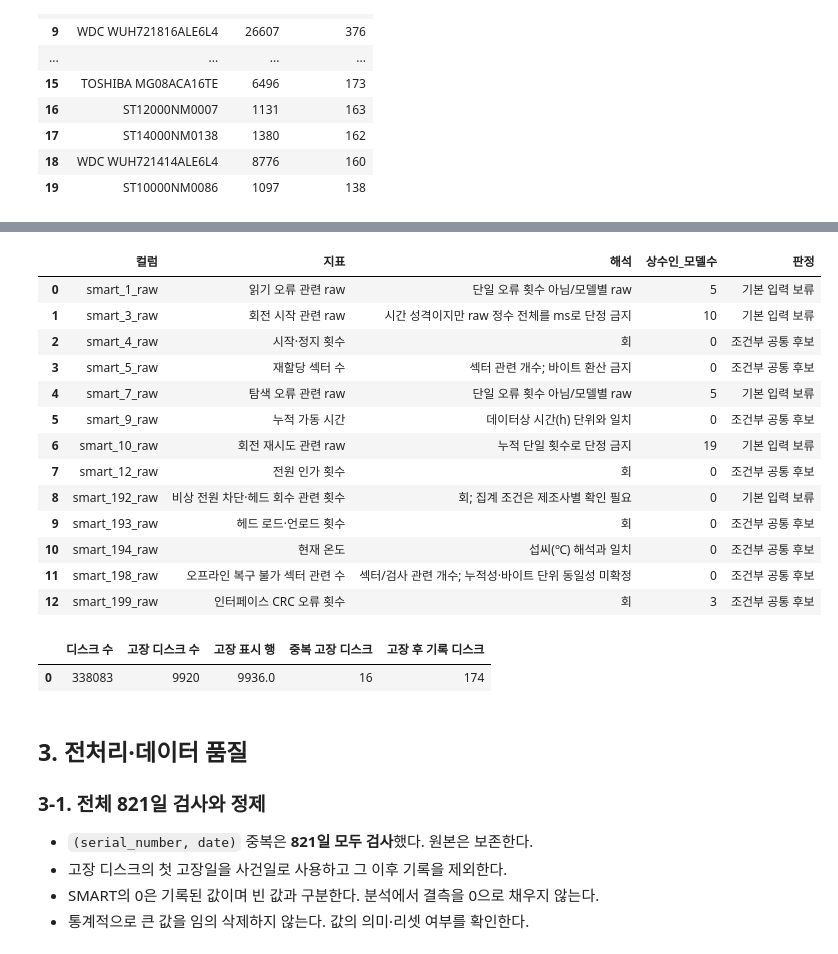
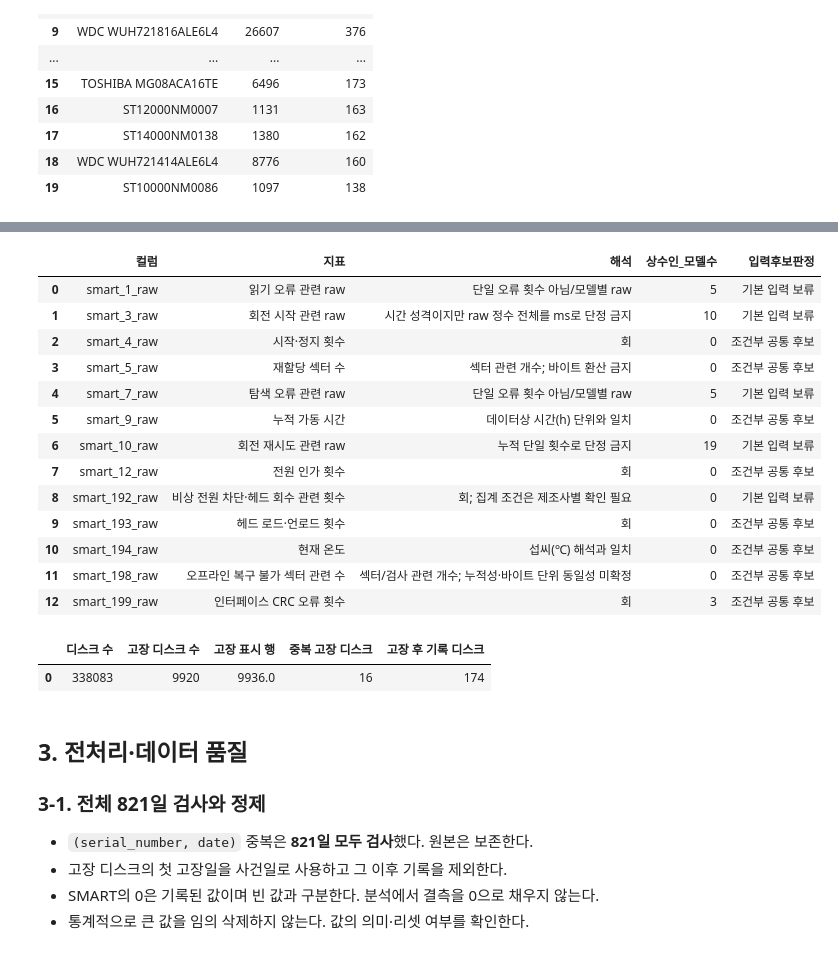
Before and after one commit to madcoww/hdd-failure-prediction, a Jupyter notebook: eda/eda_v3_87%.ipynb, the cells around one changed output, grey strips where cells are left out. Cells and saved outputs as stored; diff of their text form; code cells hidden in the pictures.

```diff
--- a/eda/eda_v2_87%.ipynb
+++ b/eda/eda_v3_87%.ipynb
@@ -122,11 +131,11 @@ show(fig,'2-1_scope',420)
 # %%
 audit_dir=EDA/'analysis/column_definition_audit'
 policy_summary=pd.read_csv(audit_dir/'column_policy_summary.csv')
-display(policy_summary[['컬럼','지표','해석','상수인_모델수','판정']])
+display(policy_summary[['컬럼','지표','해석','상수인_모델수','입력후보판정']])
 display(read('cohort').rename(columns={'disks':'디스크 수','failed_disks':'고장 디스크 수','failure_rows':'고장 표시 행',
     'repeated_failure_disks':'중복 고장 디스크','post_failure_disks':'고장 후 기록 디스크'}))
 # %% [output]
-|  | 컬럼 | 지표 | 해석 | 상수인_모델수 | 판정 |
+|  | 컬럼 | 지표 | 해석 | 상수인_모델수 | 입력후보판정 |
 | 0 | smart_1_raw | 읽기 오류 관련 raw | 단일 오류 횟수 아님/모델별 raw | 5 | 기본 입력 보류 |
 | 1 | smart_3_raw | 회전 시작 관련 raw | 시간 성격이지만 raw 정수 전체를 ms로 단정 금지 | 10 | 기본 입력 보류 |
 | 2 | smart_4_raw | 시작·정지 횟수 | 회 | 0 | 조건부 공통 후보 |
```
Also changed, not shown: parts of 3 cells of this notebook, 24 other files.
